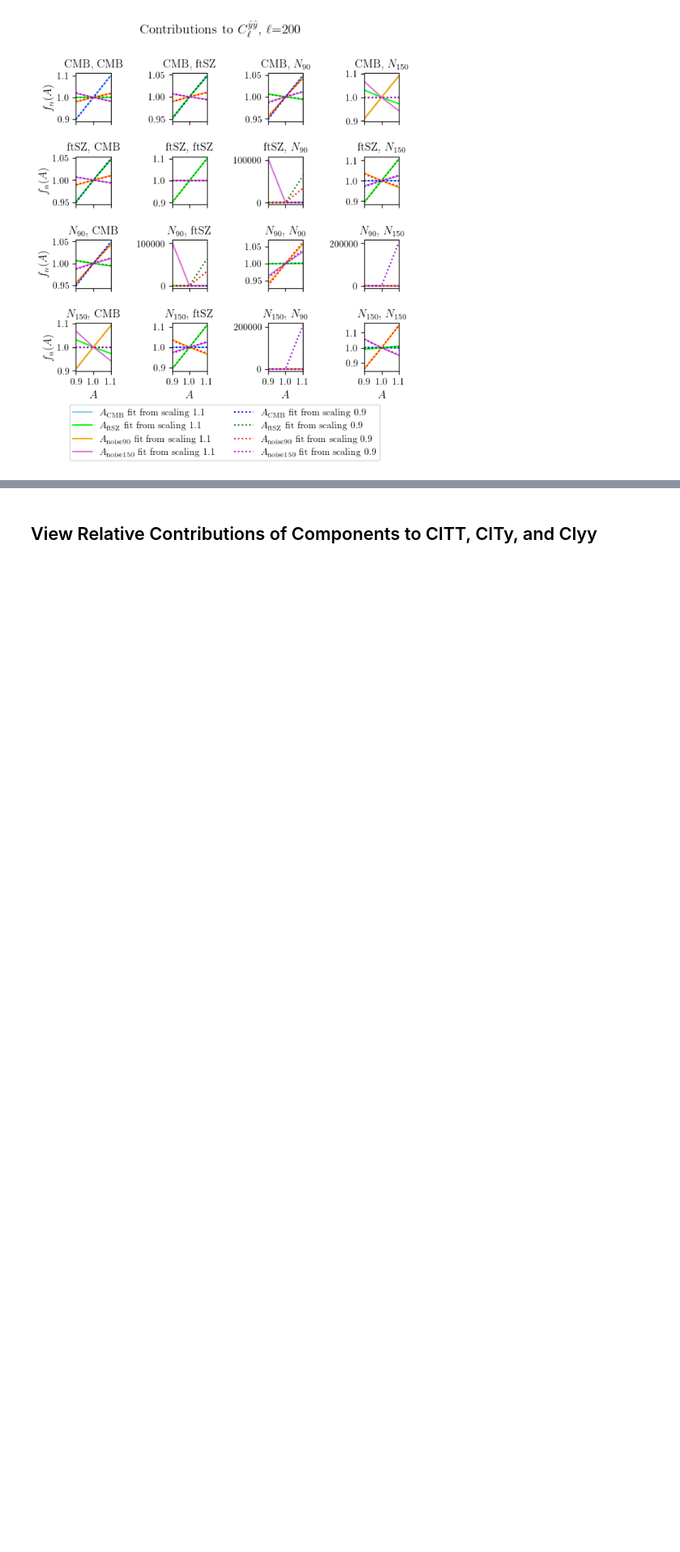
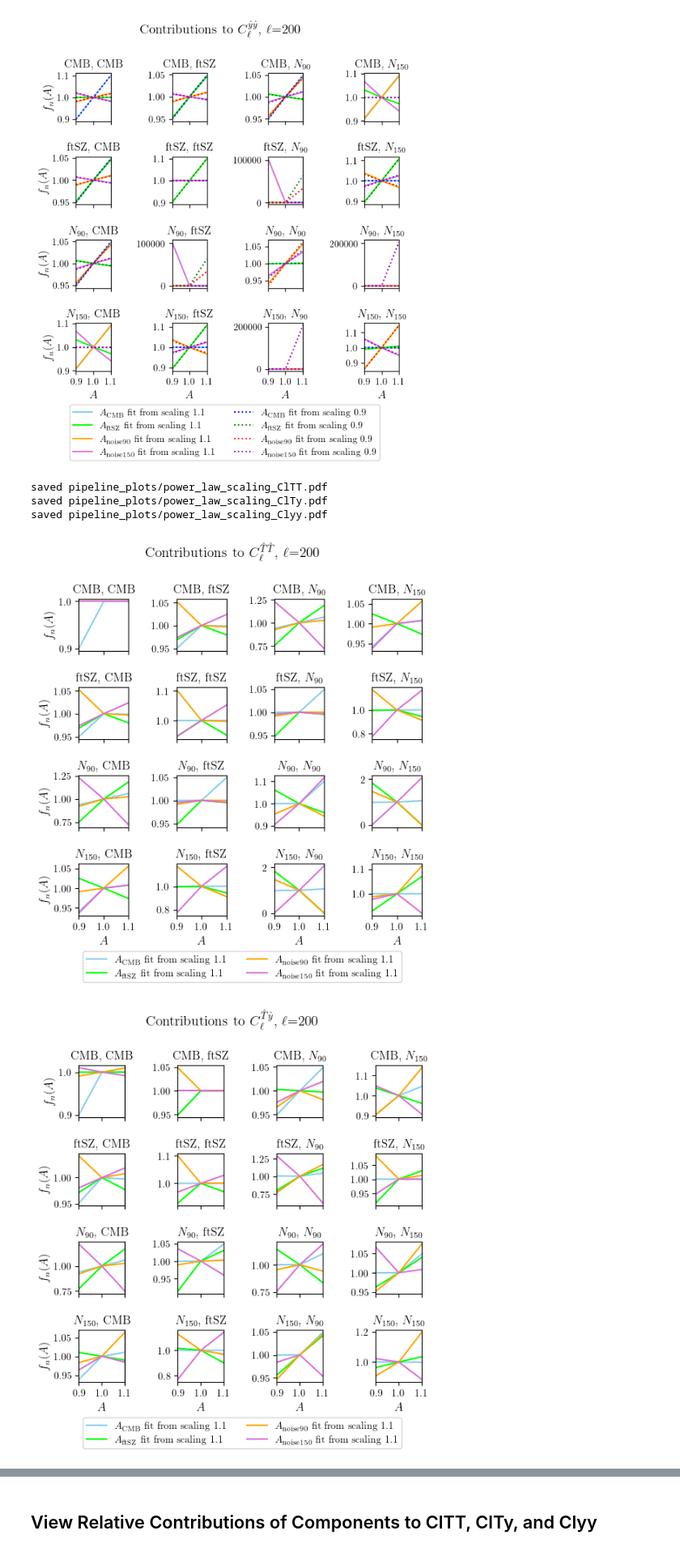
Before and after one commit to kmsurrao/NILC-Inference-Pipeline, a Jupyter notebook: notebooks/pipeline_plotting_examples.ipynb, the cells around one changed output, grey strips where cells are left out. Shown at 81% size. Cells and saved outputs as stored; diff of their text form; code cells hidden in the pictures; blank space fills up the shorter version.

```diff
--- a/notebooks/pipeline_plotting_examples.ipynb
+++ b/notebooks/pipeline_plotting_examples.ipynb
@@ -400,3 +400,75 @@ saved pipeline_plots/power_law_scaling_Clyy.pdf
 [figure]
 [figure]
 [figure]
+# %%
+from fits import call_fit
+
+output_dir1 = inp.output_dir
+output_dir2 = inp.output_dir + '_0p9'
+scaling_factor1 = 1.1
+scaling_factor2 = 0.9
+
+#best_fits has shape (N_preserved_comps, N_preserved_comps, N_comps, N_comps, inp.ellmax+1, 4)
+best_fits1 = pickle.load(open(f'{output_dir1}/data_vecs/best_fits.p', 'rb'))
+
+
+ell = 200
+xvals = np.array([0.9, 1.0, 1.1])
+params = np.array([r'$A_{\rm CMB}$', r'$A_{\rm ftSZ}$', r'$A_{\rm noise90}$', r'$A_{\rm noise150}$'])
+preserved_comps = ['CMB', 'ftSZ']
+comps = ['CMB', 'ftSZ', r'$N_{90}$', r'$N_{150}$']
+dark_colors = ['blue', 'green', 'red', 'darkviolet']
+light_colors = ['skyblue', 'lime', 'orange', 'orchid']
+
+
+for p,q in [(0,0), (0,1), (1,1)]:
+    fig, axs = plt.subplots(4,4, figsize=(6,6), sharey=False, sharex=True)
+    axs = axs.flatten()
+    ax = 0
+    for y in range(4):
+        for z in range(4):
+            plt.axes(axs[ax])
+            for pass_ in range(2):
+                for i in range(4):
+                    yvals = np.ones_like(xvals)
+                    for j,x in enumerate(xvals):
+                        if x <= 1.: yvals[j] = x**best_fits1[p,q,y,z,ell,i]
+                        else: yvals[j] = x**best_fits1[p,q,y,z,ell,i+4]
+                    if pass_==0: plt.plot(xvals, yvals, label=f'{params[i]} fit from scaling 1.1', color=light_colors[i])
+#                     else: plt.plot(xvals, xvals**(best_fits2[p,q,y,z,ell,i]), label=f'{params[i]} fit from scaling 0.9', linestyle='dotted', color=dark_colors[i])
+                plt.grid()
+                plt.xlim(0.9, 1.1)
+                plt.xticks(fontsize=10)
+                plt.yticks(fontsize=10)
+                plt.grid()
+                if ax >= 12:
+                    plt.xlabel(r'$A$', fontsize=12)
+                if ax%4==0:
+                    plt.ylabel(r'$f_n(A)$', fontsize=12)
+                plt.title(f'{comps[y]}, {comps[z]}', fontsize=12)
+            ax += 1
+    handles, labels = axs[-1].get_legend_handles_labels()
+    fig.legend(handles, labels, fontsize=10, bbox_to_anchor=(0.9, 0.05), ncol=2)
+    plt.tight_layout()
+    fig.subplots_adjust(top=0.85)
+    if (p,q)==(0,0):
+        plt.suptitle('Contributions to ' + r'$C_\ell^{\hat{T}\hat{T}}$, ' + r'$\ell$' + f'={ell}', fontsize=14)
+        if save_dir:
+            plt.savefig(f'{save_dir}/power_law_scaling_ClTT.pdf', bbox_inches = "tight")
+            print(f'saved {save_dir}/power_law_scaling_ClTT.pdf')
+    elif (p,q)==(0,1):
+        plt.suptitle('Contributions to ' + r'$C_\ell^{\hat{T}\hat{y}}$, ' + r'$\ell$' + f'={ell}', fontsize=14)
+        if save_dir:
+            plt.savefig(f'{save_dir}/power_law_scaling_ClTy.pdf', bbox_inches = "tight")
+            print(f'saved {save_dir}/power_law_scaling_ClTy.pdf')
+    elif (p,q)==(1,1):
+        plt.suptitle('Contributions to ' + r'$C_\ell^{\hat{y}\hat{y}}$, ' + r'$\ell$' + f'={ell}', fontsize=14)
+        if save_dir:
+            plt.savefig(f'{save_dir}/power_law_scaling_Clyy.pdf', bbox_inches = "tight")
+            print(f'saved {save_dir}/power_law_scaling_Clyy.pdf')
+# %% [output]
+saved pipeline_plots/power_law_scaling_ClTT.pdf
+saved pipeline_plots/power_law_scaling_ClTy.pdf
+saved pipeline_plots/power_law_scaling_Clyy.pdf
+[figure, added]
+[figure, added]
```
Also changed, not shown: parts of 7 cells of this notebook, 2 other files.
